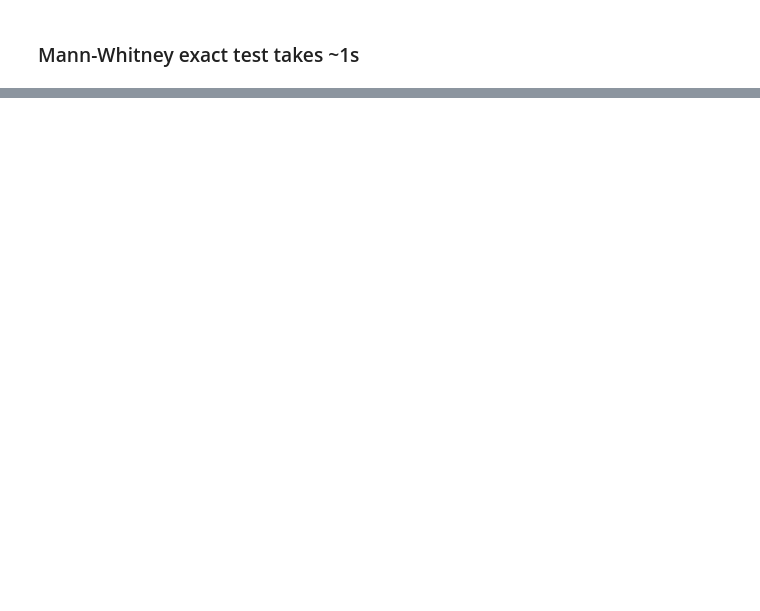
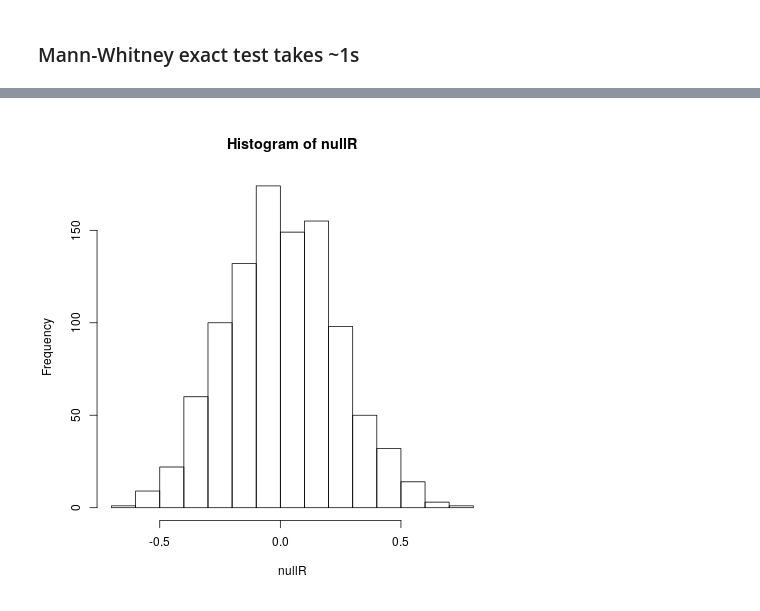
Before and after one commit to statisticalbiotechnology/parallelPermutationTest, a Jupyter notebook: Experimental data.ipynb, the cells around one changed output, grey strips where cells are left out. Cells and saved outputs as stored; diff of their text form; code cells hidden in the pictures; blank space fills up the shorter version.

```diff
--- a/Experimental data.ipynb
+++ b/Experimental data.ipynb
@@ -118,7 +145,7 @@ TNP_Arr.shape
 # %%
 start = time.time()
 
-SGM = significance_of_mean_cuda(16, dtype_v=np.uint32,dtype_A=np.float64)
+SGM = significance_of_mean_cuda(6, dtype_v=np.uint32,dtype_A=np.float64)
 SGM.run(TNP_Arr, NotTNP_Arr)
 P_e_list = list(1 - SGM.p_values)
 
@@ -241,0 +344,22 @@ round(getFDR(df_e, alpha=0.01) * 100, 1)
+# %%
+%%R
+# dummy data
+set.seed(1)
+x <- runif(20)
+y <- 0.5 * x
+y <- y + rnorm(20)
+
+## set up for the permutation, compute observed R
+nullR <- numeric(length = 1000)
+nullR[1] <- cor(x, y) ## obsered R in [1]
+N <- length(x)
+
+
+## permutation test
+for(i in seq_len(999) + 1) {
+    nullR[i] <- cor(x[sample(N)], y)
+}
+
+hist(nullR)
+# %% [output]
+[figure, added]
```
Also changed, not shown: parts of 56 cells of this notebook, 2 other files.
